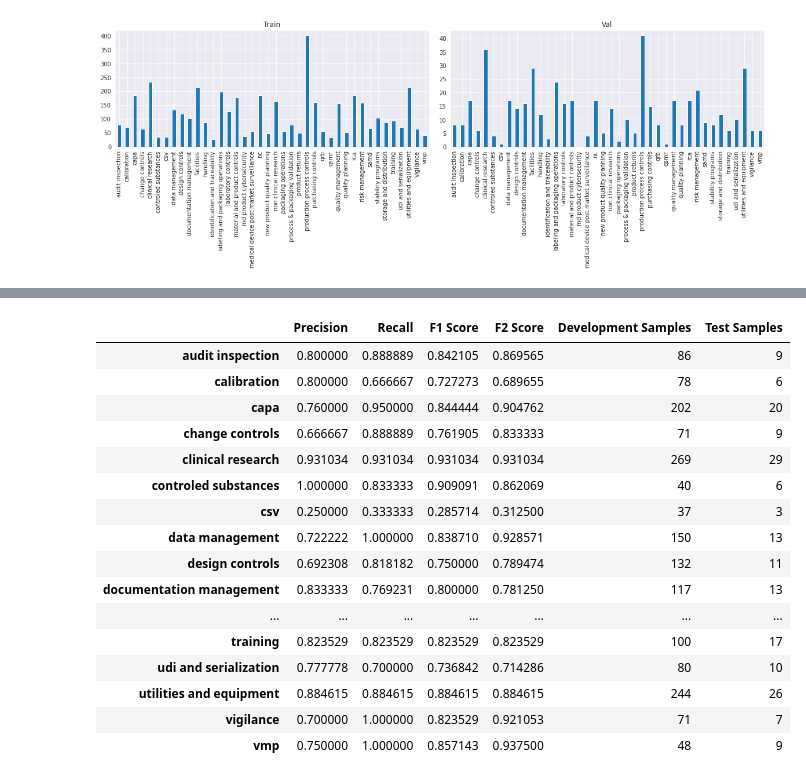
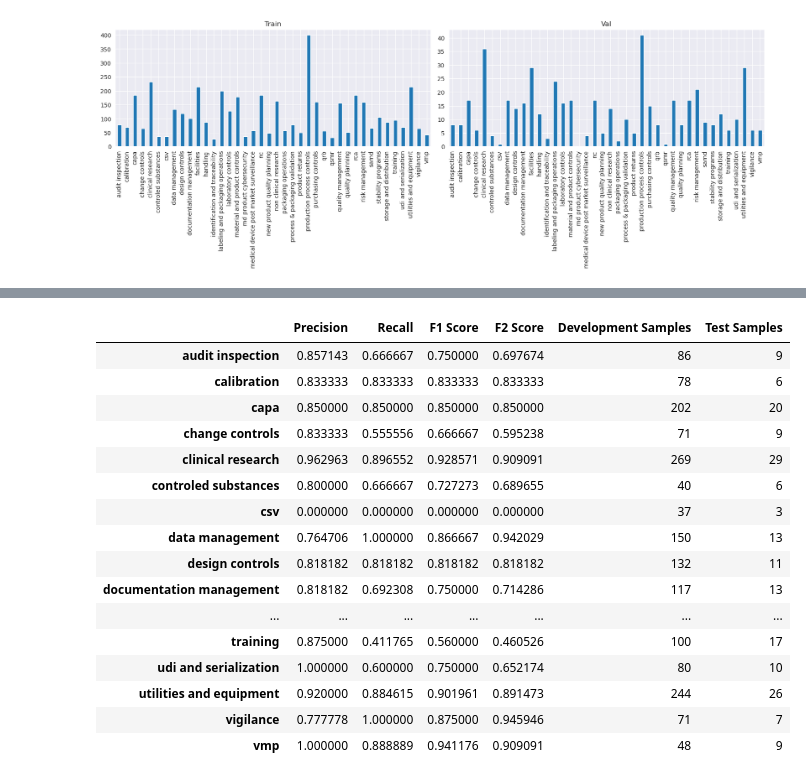
Before and after one commit to vishu-tyagi/JNJ-Capstone-Project, a Jupyter notebook: notebooks/bert_evaluation.ipynb, the cells around one changed output, grey strips where cells are left out. Drawn from its saved outputs; the diff is of its cells as text; code cells hidden in the pictures.

```diff
--- a/notebooks/bert_evaluation.ipynb
+++ b/notebooks/bert_evaluation.ipynb
@@ -255,14 +180,13 @@ model.to(device);
 # %%
 MAX_TOKEN_COUNT = 256
-TRAIN_BATCH = 12
-VALID_BATCH_SIZE = 8
-EPOCHS = 40
+TRAIN_BATCH = 32
+VALID_BATCH_SIZE = 32
+EPOCHS = 60
 LEARNING_RATE = 1e-05
 NUM_WORKERS = 0
 # %%
 criterion = nn.BCEWithLogitsLoss()
 optimizer = torch.optim.Adam(params=model.parameters(), lr=LEARNING_RATE)
-saved_models_path = os.path.join(data.current_path, "saved_models_MLP")
-
-!mkdir ../saved_models_MLP
+saved_models_path = Path(os.path.join(data.current_path, SAVED_MODELS))
+saved_models_path.mkdir(parents=True, exist_ok=True)
 # %% [output]
@@ -492,0 +461,4 @@ dtype: float64
+# %%
+y_pred_test_td = np.where(y_pred_probab_test > thresholds, 1, 0)
+
+eval.compute_sample_wise_metrics(y_true=y_true_test, y_pred=y_pred_test_td)
@@ -493,25 +473,25 @@ dtype: float64
 # %%
 eval.compute_label_wise_metrics(
     y_true=y_true_test,
-    y_pred=y_pred_test,
+    y_pred=y_pred_test_td,
     labels=features.mlb.classes_,
     dev_samples=Y_dev.to_numpy().sum(axis=0).tolist()
 )
 # %% [output]
 |  | Precision | Recall | F1 Score | F2 Score | Development Samples | Test Samples |
-| audit inspection | 0.800000 | 0.888889 | 0.842105 | 0.869565 | 86 | 9 |
-| calibration | 0.800000 | 0.666667 | 0.727273 | 0.689655 | 78 | 6 |
-| capa | 0.760000 | 0.950000 | 0.844444 | 0.904762 | 202 | 20 |
-| change controls | 0.666667 | 0.888889 | 0.761905 | 0.833333 | 71 | 9 |
-| clinical research | 0.931034 | 0.931034 | 0.931034 | 0.931034 | 269 | 29 |
-| controled substances | 1.000000 | 0.833333 | 0.909091 | 0.862069 | 40 | 6 |
-| csv | 0.250000 | 0.333333 | 0.285714 | 0.312500 | 37 | 3 |
-| data management | 0.722222 | 1.000000 | 0.838710 | 0.928571 | 150 | 13 |
-| design controls | 0.692308 | 0.818182 | 0.750000 | 0.789474 | 132 | 11 |
-| documentation management | 0.833333 | 0.769231 | 0.800000 | 0.781250 | 117 | 13 |
+| audit inspection | 0.857143 | 0.666667 | 0.750000 | 0.697674 | 86 | 9 |
+| calibration | 0.833333 | 0.833333 | 0.833333 | 0.833333 | 78 | 6 |
+| capa | 0.850000 | 0.850000 | 0.850000 | 0.850000 | 202 | 20 |
+| change controls | 0.833333 | 0.555556 | 0.666667 | 0.595238 | 71 | 9 |
+| clinical research | 0.962963 | 0.896552 | 0.928571 | 0.909091 | 269 | 29 |
+| controled substances | 0.800000 | 0.666667 | 0.727273 | 0.689655 | 40 | 6 |
+| csv | 0.000000 | 0.000000 | 0.000000 | 0.000000 | 37 | 3 |
+| data management | 0.764706 | 1.000000 | 0.866667 | 0.942029 | 150 | 13 |
+| design controls | 0.818182 | 0.818182 | 0.818182 | 0.818182 | 132 | 11 |
+| documentation management | 0.818182 | 0.692308 | 0.750000 | 0.714286 | 117 | 13 |
 | ... | ... | ... | ... | ... | ... | ... |
-| training | 0.823529 | 0.823529 | 0.823529 | 0.823529 | 100 | 17 |
-| udi and serialization | 0.777778 | 0.700000 | 0.736842 | 0.714286 | 80 | 10 |
-| utilities and equipment | 0.884615 | 0.884615 | 0.884615 | 0.884615 | 244 | 26 |
-| vigilance | 0.700000 | 1.000000 | 0.823529 | 0.921053 | 71 | 7 |
-| vmp | 0.750000 | 1.000000 | 0.857143 | 0.937500 | 48 | 9 |
+| training | 0.875000 | 0.411765 | 0.560000 | 0.460526 | 100 | 17 |
+| udi and serialization | 1.000000 | 0.600000 | 0.750000 | 0.652174 | 80 | 10 |
+| utilities and equipment | 0.920000 | 0.884615 | 0.901961 | 0.891473 | 244 | 26 |
+| vigilance | 0.777778 | 1.000000 | 0.875000 | 0.945946 | 71 | 7 |
+| vmp | 1.000000 | 0.888889 | 0.941176 | 0.909091 | 48 | 9 |
```
Also changed, not shown: parts of 26 cells of this notebook, 4 other files.
